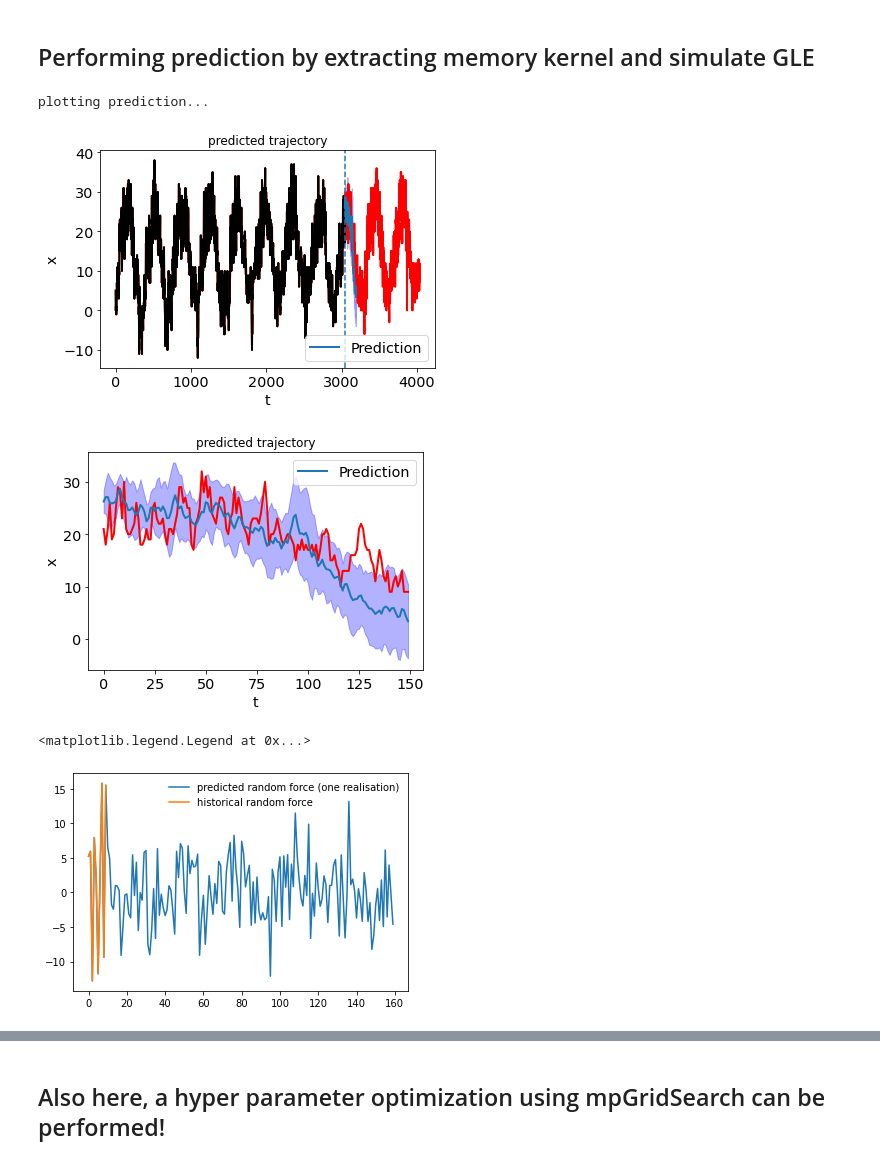
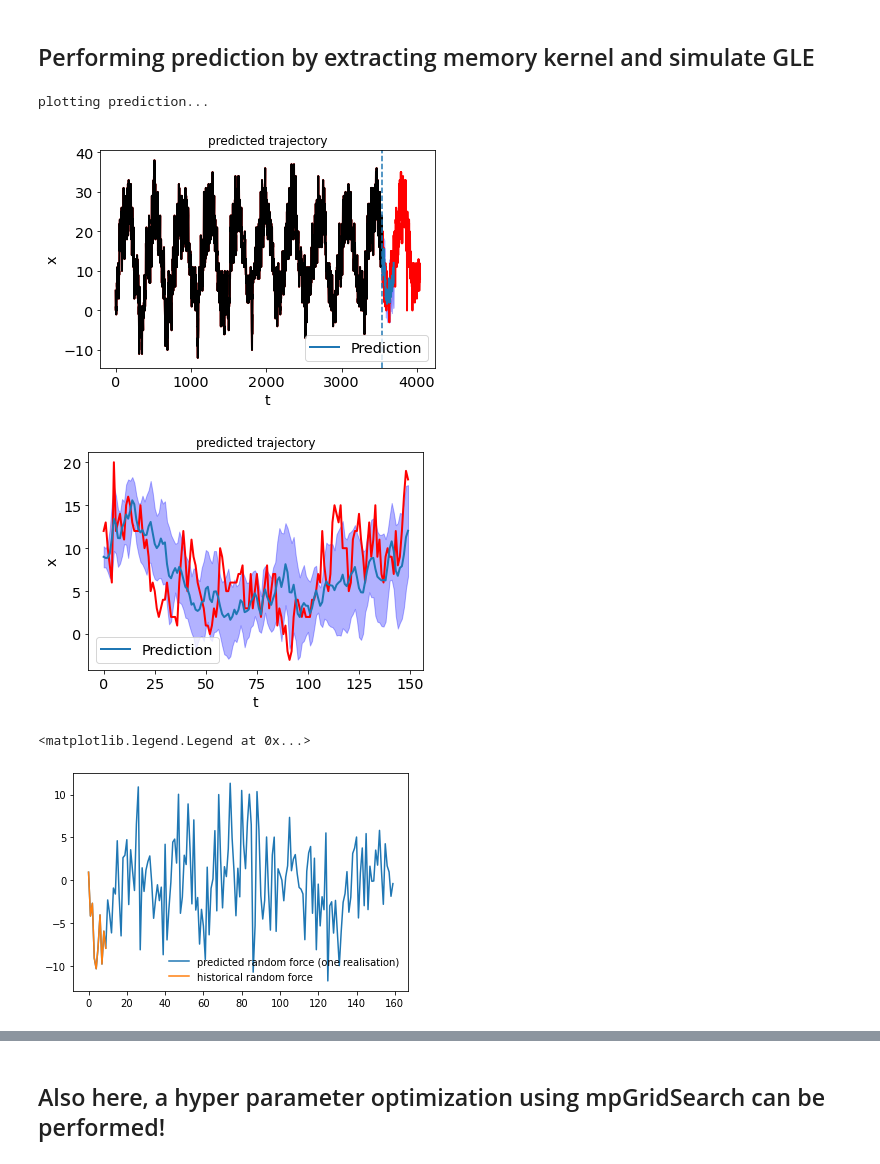
Before and after one commit to hkiefer/mempred, a Jupyter notebook: example/Example Temperature.ipynb, the cells around one changed output, grey strips where cells are left out. Saved outputs shown, nothing was run; the diff lists cells and outputs as text; code cells hidden in the pictures.

```diff
--- a/example/Example Temperature.ipynb
+++ b/example/Example Temperature.ipynb
@@ -55,20 +55,20 @@ plotting running integral of kernel...
 # %%
 #important to convert all strings to floats!! In future version, this will already be in loaddata.py
 
 #data.index = pd.to_numeric(data.index, errors='coerce').fillna(0).astype(int)
 #data["maxtempC"] = pd.to_numeric(data["maxtempC"], errors='coerce').fillna(0).astype(int)
 
-cut = len(data)-1000
+cut = len(data)-500
 n_steps = 150
 trunc = 167
 predict=GLEPredictionMETEO(bins=10,  cut = cut ,trunc=trunc, dt = 1, no_fe=False, plot_pred = True)
 kernel = predict.extractKernel([data["maxtempC"].values])
 
 GLE=predict.predictGLE([data["maxtempC"].values], n_steps=n_steps, n_preds = 10, return_full_trjs=True, zero_noise = False, alpha = 1,cond_noise = 10)
 # %% [output]
 plotting prediction...
-[figure, old version]
+[figure, new version]
-[figure, old version]
+[figure, new version]
 # %%
 fr_trj = GLE[-1]
 plt.plot(fr_trj[cut-10:],label='predicted random force (one realisation)')
@@ -76,4 +76,4 @@ plt.plot(fr_trj[cut-10:cut],label='historical random force')
 plt.legend(loc='best',frameon=False)
 # %% [output]
 <matplotlib.legend.Legend at 0x...>
-[figure, old version]
+[figure, new version]
```
Also changed, not shown: parts of 3 cells of this notebook, 7 other files.
